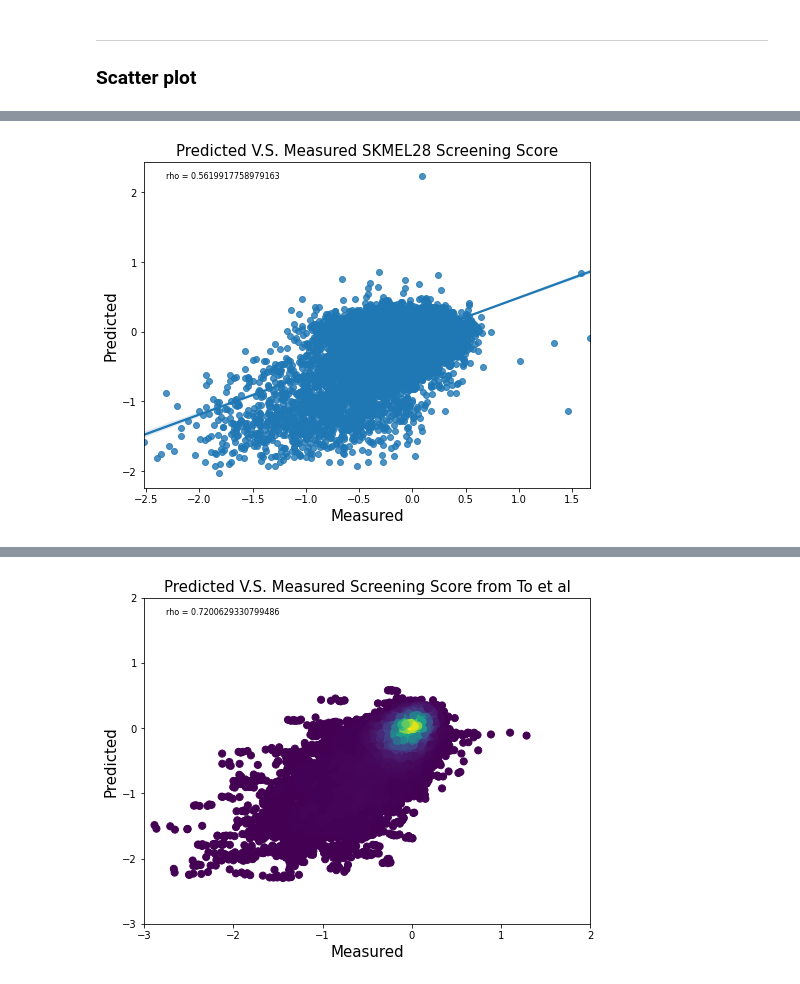
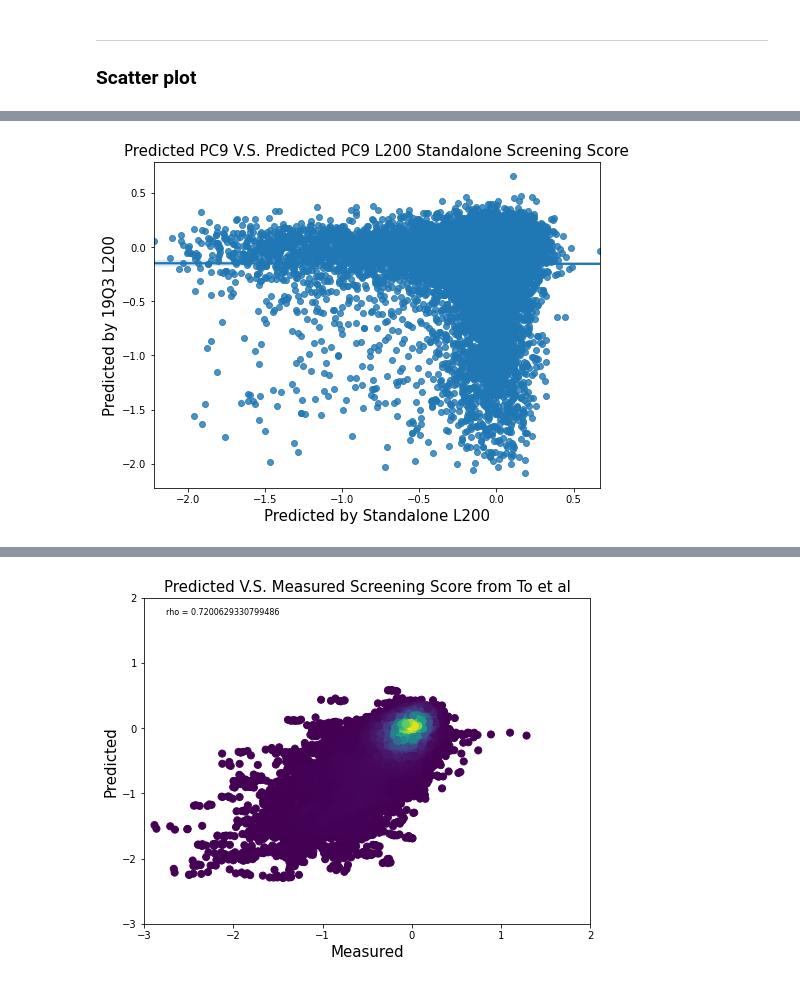
Before and after one commit to pritchardlabatpsu/cga_app, a Jupyter notebook: notebooks/R9-external_corr_venn_plot-YR.ipynb, the cells around one changed output, grey strips where cells are left out. Cells and saved outputs as stored; diff of their text form; code cells hidden in the pictures.

Commit message:
Standalone l200 screen

```diff
--- a/notebooks/R9-external_corr_venn_plot-YR.ipynb
+++ b/notebooks/R9-external_corr_venn_plot-YR.ipynb
@@ -16,8 +17,12 @@ pc9_dir = '../out/21.0423 Lx PC9/L200only_reg_rf_boruta/anlyz'
 to_dir = '../out/21.0506 Lx To/L200only_reg_rf_boruta/anlyz'
 skmel28_dir = '../out/21.0705 Lx SKMEL28/L200only_reg_rf_boruta/anlyz'
 colo704_dir = '../out/21.0705 Lx COLO704/L200only_reg_rf_boruta/anlyz'
+pc9_standalone_dir = '../out/21.0707 Lx PC9Standalone/L200only_reg_rf_boruta/anlyz'
 to_org_dir = '../data/ceres_external/To'
 
 df_pc9 = pickle.load(open(join(pc9_dir,'y_compr_ext.pkl'),'rb'))
+df_skmel28 = pickle.load(open(join(skmel28_dir,'y_compr_ext.pkl'),'rb'))
+df_colo704 = pickle.load(open(join(colo704_dir,'y_compr_ext.pkl'),'rb'))
+df_pc9_standalone = pickle.load(open(join(pc9_standalone_dir,'y_compr_ext.pkl'),'rb'))
 df_to = pickle.load(open(join(to_dir,'y_compr_ext.pkl'),'rb'))
 df_to_org = pd.read_csv(join(to_org_dir,'ToCellCERES.csv'), index_col = 0) #original to file containing drug names
@@ -47,6 +49,8 @@ df_skmel28 = pd.concat([df_skmel28['actual'],df_skmel28['predicted']], axis = 0)
 df_skmel28.columns = ['actual','predicted']
 df_colo704 = pd.concat([df_colo704['actual'],df_colo704['predicted']], axis = 0).T
 df_colo704.columns = ['actual','predicted']
+df_pc9_standalone = pd.concat([df_pc9_standalone['actual'],df_pc9_standalone['predicted']], axis = 0).T
+df_pc9_standalone.columns = ['actual','predicted']
 # %% [markdown]
 ***
 ### Scatter plot
@@ -71,12 +98,12 @@ Pearson Correlation Coefficient for PC9 actual and predicted is:0.89525599058057
 # %%
-### Plot scatter plot
+### Plot scatter plot --- PC9 standalone predicted and PC9 predicted
 fig, ax = plt.subplots()
 fig.set_size_inches(8, 6)
-ax = sns.regplot(x='actual', y='predicted',data = df_skmel28)
-corr = pearsonr(df_skmel28['actual'], df_skmel28['predicted'])[0]
-ax.text(0.05,0.95,'rho = '+str(corr),transform=ax.transAxes,fontsize = 8) #add text
-ax.set_title('Predicted V.S. Measured SKMEL28 Screening Score', fontsize = 15)
-ax.set_xlabel('Measured', fontsize=15);ax.set_ylabel('Predicted', fontsize=15)
-# plt.savefig('SKMEL28_exp_pred.pdf')
+ax = sns.regplot(x=df_pc9_standalone['predicted'], y=df_pc9['predicted'])
+corr = pearsonr(df_pc9['predicted'], df_pc9_standalone['predicted'])[0]
+# ax.text(0.05,0.95,'rho = '+str(corr),transform=ax.transAxes,fontsize = 8) #add text
+ax.set_title('Predicted PC9 V.S. Predicted PC9 L200 Standalone Screening Score', fontsize = 15)
+ax.set_xlabel('Predicted by Standalone L200', fontsize=15);ax.set_ylabel('Predicted by 19Q3 L200', fontsize=15)
+plt.savefig('PC9_Q3v.s.standalone_exp_pred.pdf')
 # %% [output]
-[figure, old version]
+[figure, new version]
```
Also changed, not shown: parts of 7 cells of this notebook, 3 other files.
